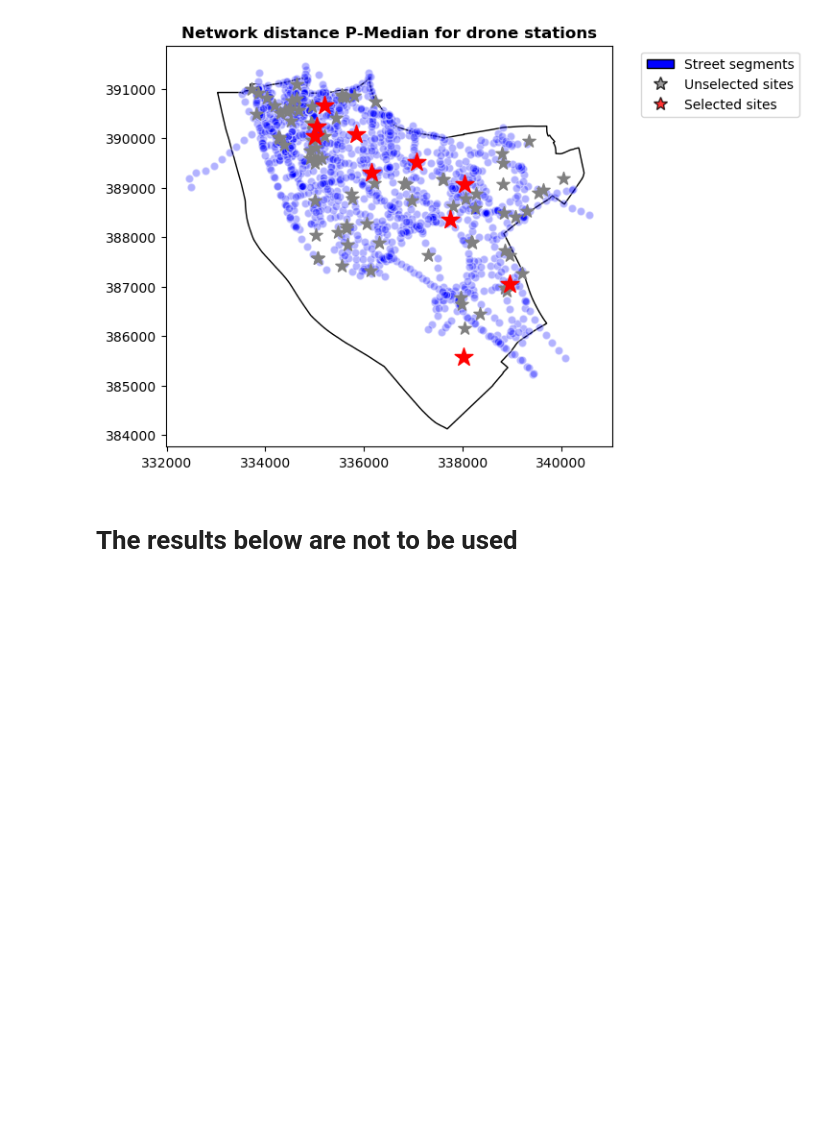
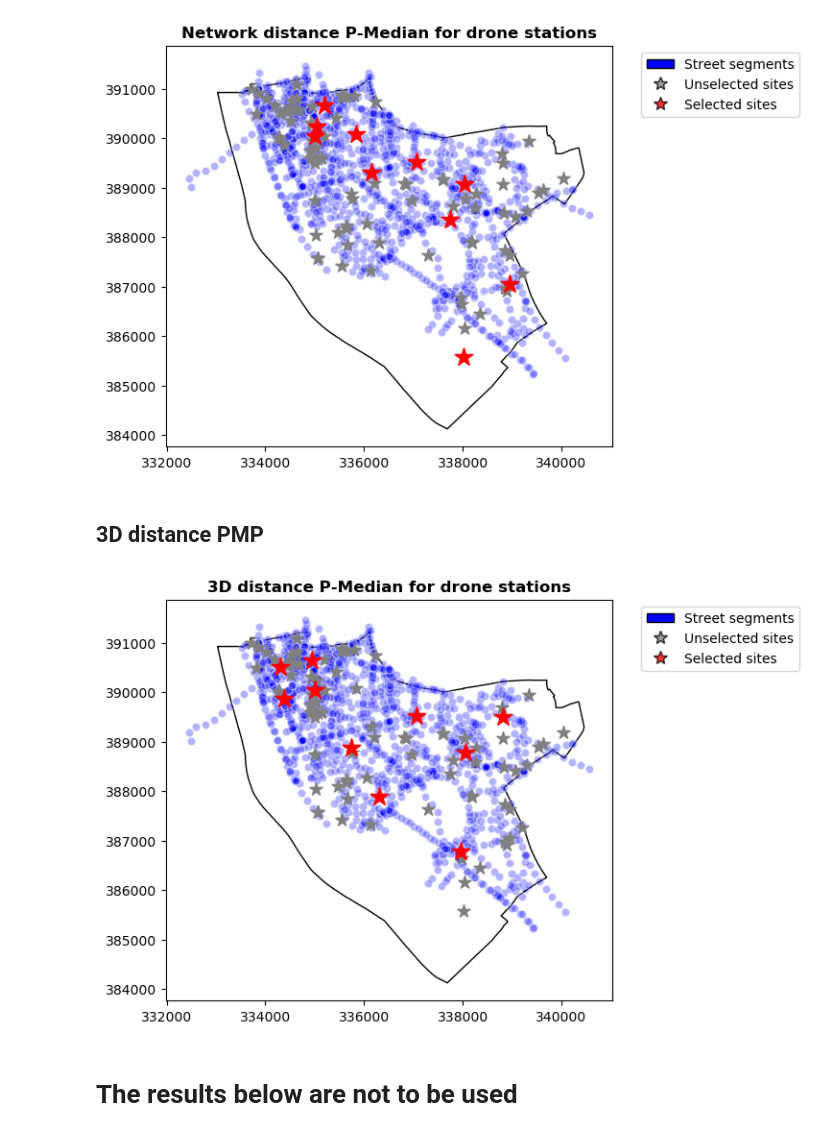
Before and after one commit to huanfachen/drone_station_pmp, a Jupyter notebook: p-median-drone.ipynb, the cells around one changed output. Saved outputs shown, nothing was run; the diff lists cells and outputs as text; code cells hidden in the pictures; blank space fills up the shorter version.

Commit message:
update network distance

```diff
--- a/p-median-drone.ipynb
+++ b/p-median-drone.ipynb
@@ -88,6 +116,10 @@ Euclidean_cost_matrix = utilities.read_distance_matrix_as_np_array(file_Euclidea
 # network cost distance
 file_network_distance = "distance_matrix_demand_site_network.csv"
 network_cost_matrix = utilities.read_distance_matrix_as_np_array(file_network_distance)
+# %%
+# 3D cost distance
+file_3D_distance = "distance_matrix_demand_site_3D.csv"
+threeD_cost_matrix = utilities.read_distance_matrix_as_np_array(file_3D_distance)
 # %% [markdown]
 ## Parameters
 # %% [markdown]
@@ -99,9 +131,9 @@ FACILITY_COUNT = len(gdf_sites) # quantity supply points
 P_FACILITIES = 10 # 10 drone stations to be located
 
 # Random seeds for reproducibility
-CLIENT_SEED = 5
-FACILITY_SEED = 6
+# CLIENT_SEED = 5
+# FACILITY_SEED = 6
 
 # solver = pulp.PULP_CBC_CMD(msg=True) # see solvers available in pulp reference
-solver = pulp.getSolver('GLPK_CMD')
+# solver = pulp.getSolver('GLPK_CMD')
 solver = pulp.getSolver('GUROBI_CMD')
@@ -268,3 +288,16 @@ utilities.plot_pmp_results(pmedian_network_distance, facility_points=gdf_sites,
 plt.show()
 # %% [output]
 [figure]
+# %% [markdown]
+## 3D distance PMP
+# %%
+# network distance pmp
+pmedian_3D_distance = PMedian.from_cost_matrix(threeD_cost_matrix, gdf_street_segments.density.to_list(), p_facilities=P_FACILITIES)
+pmedian_3D_distance = pmedian_3D_distance.solve(solver)
+pmedian_3D_distance.facility_client_array()
+# %%
+# plot
+utilities.plot_pmp_results(pmedian_3D_distance, facility_points=gdf_sites, demand_points=gdf_street_segments, boundary=gdf_liverpool_hub_four, plot_title='3D distance P-Median for drone stations')
+plt.show()
+# %% [output]
+[figure, added]
```
Also changed, not shown: parts of 11 cells of this notebook, 2 other files.
